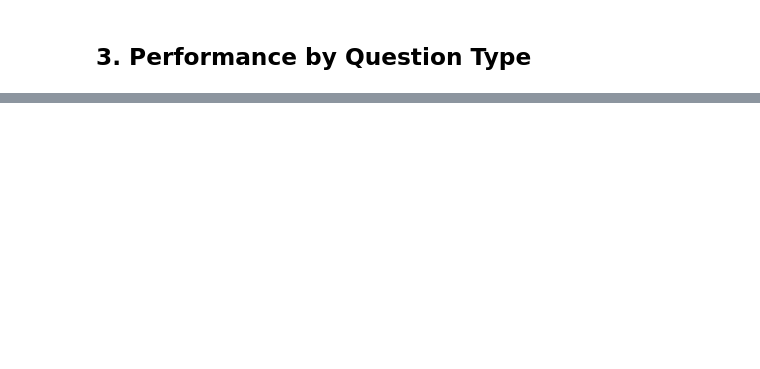
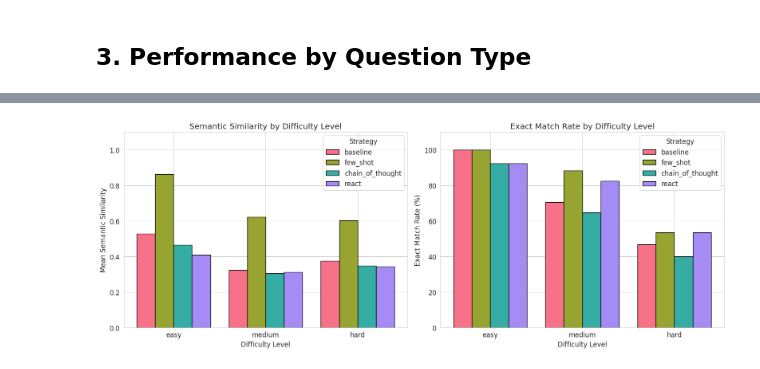
Before and after one commit to saloelia/HW6, a Jupyter notebook: notebooks/analysis.ipynb, the cells around one changed output, grey strips where cells are left out. Drawn from its saved outputs; the diff is of its cells as text; code cells hidden in the pictures; blank space fills up the shorter version.

```diff
--- a/notebooks/analysis.ipynb
+++ b/notebooks/analysis.ipynb
@@ -225,0 +313,52 @@ plt.show()
+# %%
+# Grouped bar chart: Performance by Difficulty Level
+fig, axes = plt.subplots(1, 2, figsize=(16, 6))
+
+strategies_list = eval_df["strategy"].unique()
+difficulties = ["easy", "medium", "hard"]
+x = np.arange(len(difficulties))
+width = 0.2
+colors = sns.color_palette("husl", len(strategies_list))
+
+# Plot 1: Semantic Similarity by Difficulty
+ax1 = axes[0]
+for i, strategy in enumerate(strategies_list):
+    values = []
+    for diff in difficulties:
+        subset = eval_df[(eval_df["strategy"] == strategy) & (eval_df["difficulty"] == diff)]
+        values.append(subset["semantic_similarity"].mean() if len(subset) > 0 else 0)
+
+    offset = (i - len(strategies_list)/2 + 0.5) * width
+    ax1.bar(x + offset, values, width, label=strategy, color=colors[i], edgecolor="black")
+
+ax1.set_xlabel("Difficulty Level")
+ax1.set_ylabel("Mean Semantic Similarity")
+ax1.set_title("Semantic Similarity by Difficulty Level")
+ax1.set_xticks(x)
+ax1.set_xticklabels(difficulties)
+ax1.legend(title="Strategy", loc="upper right")
+ax1.set_ylim(0, 1.1)
+
+# Plot 2: Exact Match Rate by Difficulty
+ax2 = axes[1]
+for i, strategy in enumerate(strategies_list):
+    values = []
+    for diff in difficulties:
+        subset = eval_df[(eval_df["strategy"] == strategy) & (eval_df["difficulty"] == diff)]
+        values.append(subset["exact_match"].mean() * 100 if len(subset) > 0 else 0)
+
+    offset = (i - len(strategies_list)/2 + 0.5) * width
+    ax2.bar(x + offset, values, width, label=strategy, color=colors[i], edgecolor="black")
+
+ax2.set_xlabel("Difficulty Level")
+ax2.set_ylabel("Exact Match Rate (%)")
+ax2.set_title("Exact Match Rate by Difficulty Level")
+ax2.set_xticks(x)
+ax2.set_xticklabels(difficulties)
+ax2.legend(title="Strategy", loc="upper right")
+ax2.set_ylim(0, 110)
+
+plt.tight_layout()
+plt.show()
+# %% [output]
+[figure, added]
```
Also changed, not shown: parts of 35 cells of this notebook, 2 other files.
